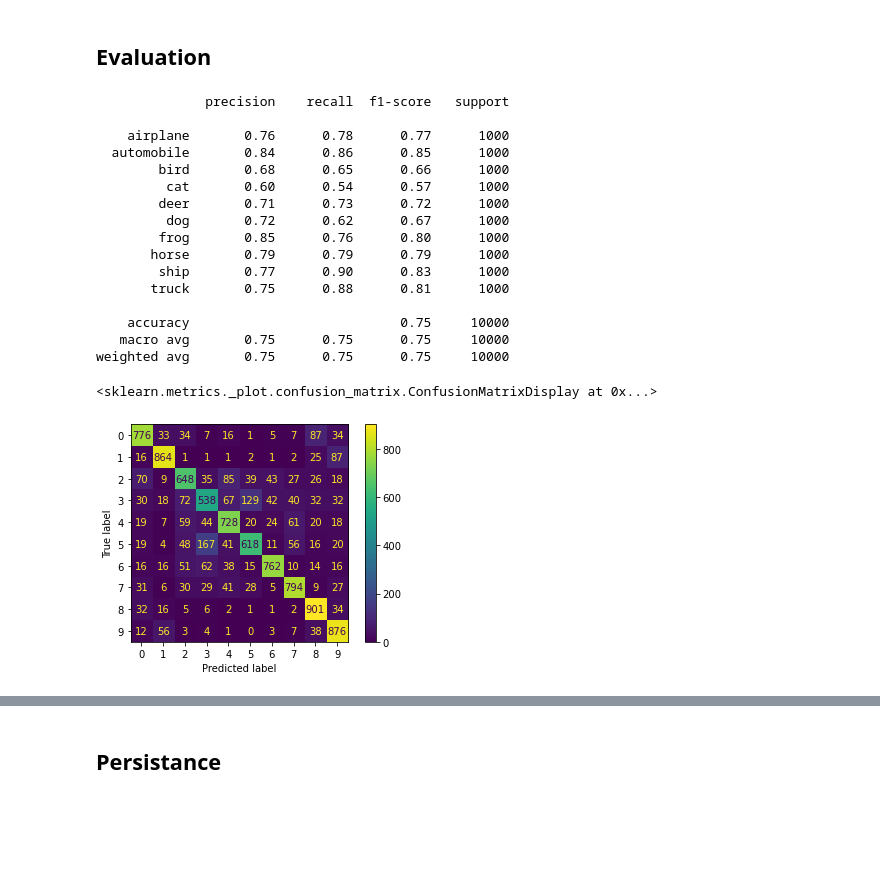
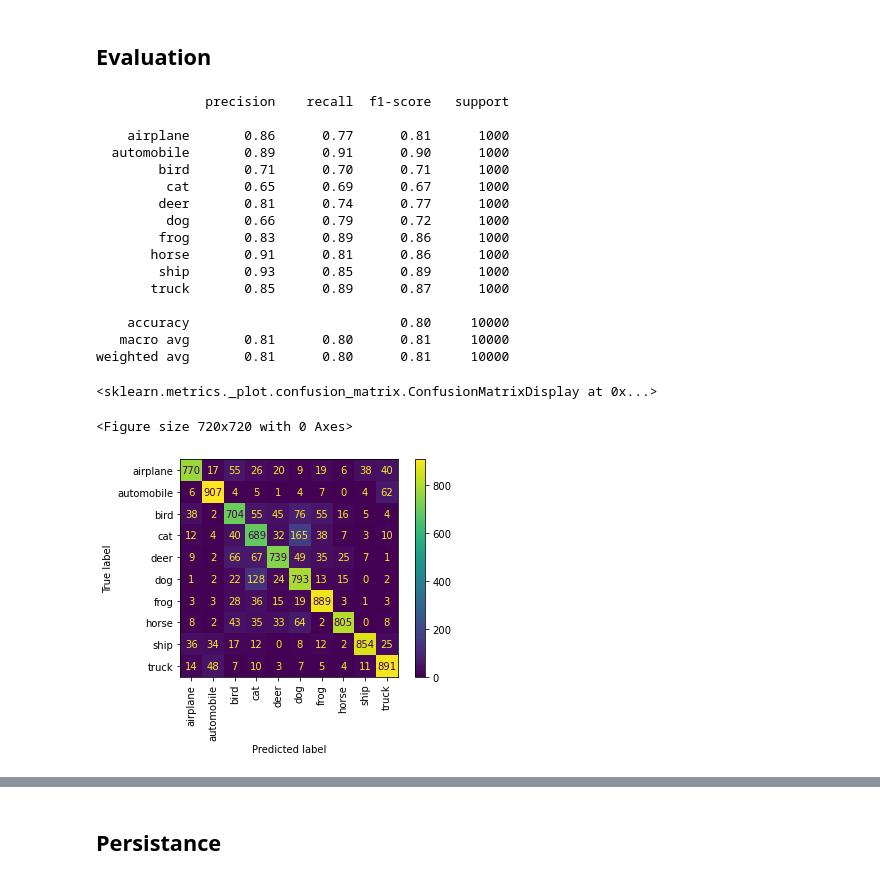
Before and after one commit to Kodesiana/book-ml-python, a Jupyter notebook: jupyter/classification_cnn.ipynb, the cells around one changed output, grey strips where cells are left out. Saved outputs shown, nothing was run; the diff lists cells and outputs as text; code cells hidden in the pictures; blank space fills up the shorter version.

```diff
--- a/jupyter/classification_cnn.ipynb
+++ b/jupyter/classification_cnn.ipynb
@@ -84,7 +77,7 @@ ds_train = ds_train.batch(128)
 ds_train = ds_train.prefetch(tf.data.AUTOTUNE)
 # %%
 ds_test = ds_test.map(normalize_img, num_parallel_calls=tf.data.AUTOTUNE)
-ds_test = ds_test.batch(128)
 ds_test = ds_test.cache()
+ds_test = ds_test.batch(batch_size)
 ds_test = ds_test.prefetch(tf.data.AUTOTUNE)
 # %% [markdown]
@@ -92,21 +85,24 @@ ds_test = ds_test.prefetch(tf.data.AUTOTUNE)
 # %%
-# Membuat arsitektur model
-model = tf.keras.models.Sequential()
-model.add(tf.keras.layers.Conv2D(32, kernel_size=(3, 3), activation='relu', input_shape=(32, 32, 3)))
+model = tf.keras.Sequential()
+model.add(tf.keras.layers.Conv2D(32, kernel_size=(3, 3), padding='same', activation='relu', input_shape=(32, 32, 3)))
+model.add(tf.keras.layers.BatchNormalization())
+model.add(tf.keras.layers.Conv2D(32, kernel_size=(3, 3), padding='same', activation='relu'))
 model.add(tf.keras.layers.BatchNormalization())
 model.add(tf.keras.layers.MaxPooling2D(pool_size=(2, 2)))
-model.add(tf.keras.layers.Conv2D(64, (3, 3), activation='relu'))
+model.add(tf.keras.layers.Dropout(0.2))
+
+model.add(tf.keras.layers.Conv2D(64, kernel_size=(3, 3), padding='same', activation='relu'))
 model.add(tf.keras.layers.BatchNormalization())
-model.add(tf.keras.layers.MaxPooling2D((2, 2)))
-model.add(tf.keras.layers.Conv2D(64, (3, 3), activation='relu'))
+model.add(tf.keras.layers.Conv2D(64, kernel_size=(3, 3), padding='same', activation='relu'))
 model.add(tf.keras.layers.BatchNormalization())
+model.add(tf.keras.layers.MaxPooling2D(pool_size=(2, 2)))
+model.add(tf.keras.layers.Dropout(0.3))
+
 model.add(tf.keras.layers.Flatten())
-model.add(tf.keras.layers.Dense(64, activation='relu'))
-model.add(tf.keras.layers.Dropout(0.3))
-model.add(tf.keras.layers.Dense(10))
+model.add(tf.keras.layers.Dense(10, activation="softmax"))
 # %%
 # Kompilasi model
-model.compile(loss=tf.keras.losses.SparseCategoricalCrossentropy(from_logits=True), optimizer="adam", metrics=["accuracy"])
+model.compile(loss="categorical_crossentropy", optimizer="adam", metrics=["accuracy"])
 model.summary()
 # %% [output]
 Model: "sequential"
@@ -135,4 +125,5 @@ callbacks = [earlystop, learning_rate_reduction]
 # %%
 # Lakukan training menggunakan data latih
-H = model.fit(ds_train, validation_data=ds_test, epochs=epochs, callbacks=callbacks)
+early_stopping = tf.keras.callbacks.EarlyStopping(monitor='val_loss', patience=10)
+H = model.fit(ds_train, validation_data=ds_test, epochs=epochs, callbacks=[early_stopping])
 # %% [output]
@@ -171,31 +162,32 @@ Epoch 15/25
 # Lakukan prediksi
 y_pred = model.predict(ds_test)
 y_pred = np.argmax(y_pred, axis=1)
+
+# Hitung statistik prediksi
+print(classification_report(np.argmax(y_test, axis=1), y_pred, target_names=class_names))
+# %% [output]
+              precision    recall  f1-score   support
+
+    airplane       0.86      0.77      0.81      1000
+  automobile       0.89      0.91      0.90      1000
+        bird       0.71      0.70      0.71      1000
+         cat       0.65      0.69      0.67      1000
+        deer       0.81      0.74      0.77      1000
+         dog       0.66      0.79      0.72      1000
+        frog       0.83      0.89      0.86      1000
+       horse       0.91      0.81      0.86      1000
+        ship       0.93      0.85      0.89      1000
+       truck       0.85      0.89      0.87      1000
+
+    accuracy                           0.80     10000
+   macro avg       0.81      0.80      0.81     10000
+weighted avg       0.81      0.80      0.81     10000
-# %%
-# Hitung statistik prediksi
-print(classification_report(test[1], y_pred, target_names=class_names))
-# %% [output]
-              precision    recall  f1-score   support
-
-    airplane       0.76      0.78      0.77      1000
-  automobile       0.84      0.86      0.85      1000
-        bird       0.68      0.65      0.66      1000
-         cat       0.60      0.54      0.57      1000
-        deer       0.71      0.73      0.72      1000
-         dog       0.72      0.62      0.67      1000
-        frog       0.85      0.76      0.80      1000
-       horse       0.79      0.79      0.79      1000
-        ship       0.77      0.90      0.83      1000
-       truck       0.75      0.88      0.81      1000
-
-    accuracy                           0.75     10000
-   macro avg       0.75      0.75      0.75     10000
-weighted avg       0.75      0.75      0.75     10000
 # %%
 # Tampilkan confusion matrix
-ConfusionMatrixDisplay.from_predictions(test[1], y_pred)
+ConfusionMatrixDisplay.from_predictions(np.argmax(y_test, axis=1), y_pred, display_labels=class_names, xticks_rotation="vertical")
 # %% [output]
 <sklearn.metrics._plot.confusion_matrix.ConfusionMatrixDisplay at 0x...>
+<Figure size 720x720 with 0 Axes>
-[figure, old version]
+[figure, new version]
 # %%
 # Tampilkan statistik training model
```
Also changed, not shown: parts of 21 cells of this notebook.
